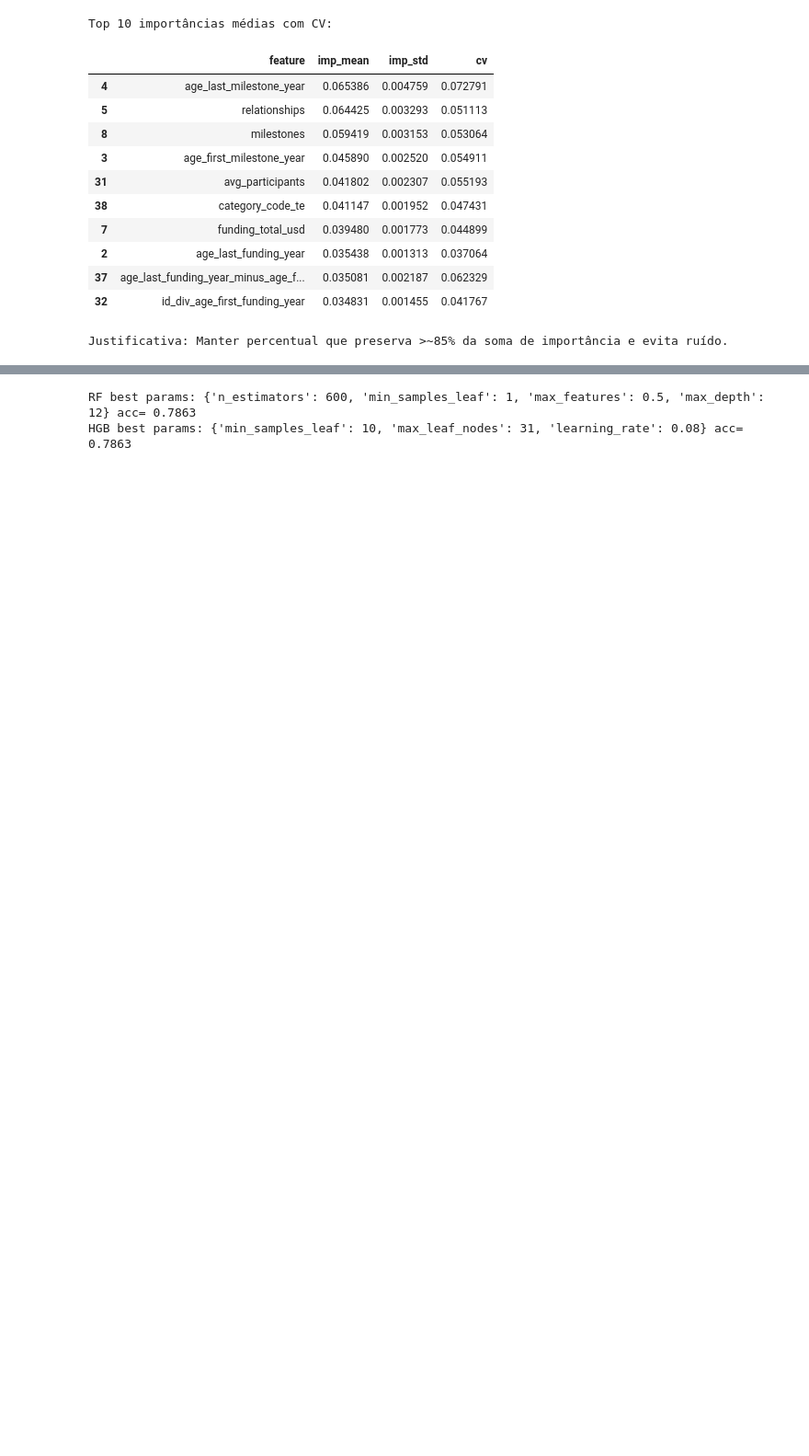
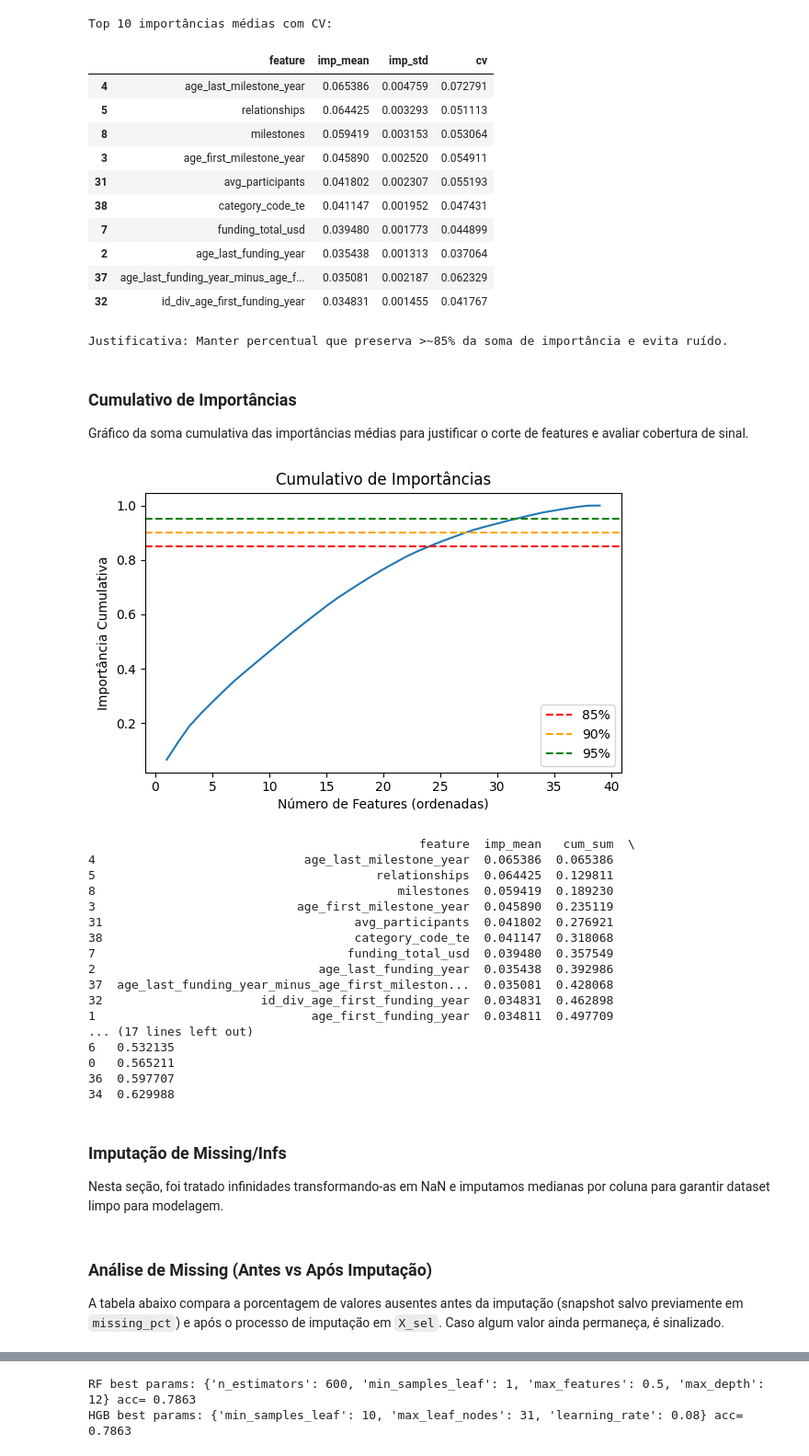
Before and after one commit to nicriedla/campeonato-inteli-modulo3-2025, a Jupyter notebook: modelo-final.ipynb, the cells around one changed output, grey strips where cells are left out. Shown at 92% size. Drawn from its saved outputs; the diff is of its cells as text; code cells hidden in the pictures; blank space fills up the shorter version.

```diff
--- a/modelo-final.ipynb
+++ b/modelo-final.ipynb
@@ -375,6 +573,53 @@ Top 10 importâncias médias com CV:
 | 37 | age_last_funding_year_minus_age_f... | 0.035081 | 0.002187 | 0.062329 |
 | 32 | id_div_age_first_funding_year | 0.034831 | 0.001455 | 0.041767 |
 Justificativa: Manter percentual que preserva >~85% da soma de importância e evita ruído.
+# %% [markdown]
+### Cumulativo de Importâncias
+Gráfico da soma cumulativa das importâncias médias para justificar o corte de features e avaliar cobertura de sinal.
+# %%
+# Plot do cumulativo de importâncias
+import matplotlib.pyplot as plt
+import pandas as pd
+
+if 'imp_df' in globals() and not imp_df.empty:
+    temp = imp_df[['feature','imp_mean']].copy()
+    temp['cum_sum'] = temp['imp_mean'].cumsum()
+    total = temp['imp_mean'].sum()
+    temp['cum_pct'] = temp['cum_sum']/total
+    plt.figure(figsize=(6,4))
+    plt.plot(range(1, len(temp)+1), temp['cum_pct'])
+    plt.axhline(0.85, color='red', linestyle='--', label='85%')
+    plt.axhline(0.90, color='orange', linestyle='--', label='90%')
+    plt.axhline(0.95, color='green', linestyle='--', label='95%')
+    plt.xlabel('Número de Features (ordenadas)')
+    plt.ylabel('Importância Cumulativa')
+    plt.title('Cumulativo de Importâncias')
+    plt.legend(); plt.tight_layout(); plt.show()
+    print(temp.head(15))
+else:
+    print('imp_df não disponível para cálculo do cumulativo.')
+# %% [output]
+[figure, added]
+                                              feature  imp_mean   cum_sum  \
+4                             age_last_milestone_year  0.065386  0.065386
+5                                       relationships  0.064425  0.129811
+8                                          milestones  0.059419  0.189230
+3                            age_first_milestone_year  0.045890  0.235119
+31                                   avg_participants  0.041802  0.276921
+38                                   category_code_te  0.041147  0.318068
+7                                   funding_total_usd  0.039480  0.357549
+2                               age_last_funding_year  0.035438  0.392986
+37  age_last_funding_year_minus_age_first_mileston...  0.035081  0.428068
+32                      id_div_age_first_funding_year  0.034831  0.462898
+1                              age_first_funding_year  0.034811  0.497709
+... (17 lines left out)
+6   0.532135
+0   0.565211
+36  0.597707
+34  0.629988
+# %% [markdown]
+### Imputação de Missing/Infs
+Nesta seção, foi tratado infinidades transformando-as em NaN e imputamos medianas por coluna para garantir dataset limpo para modelagem.
 # %%
 # 6. Imputação de NaNs e Infs
 X_sel.replace([np.inf,-np.inf], np.nan, inplace=True)
@@ -384,3 +629,7 @@ for c in X_sel.columns:
         X_sel[c].fillna(X_sel[c].median(), inplace=True)
     if X_test_sel[c].isna().any():
         X_test_sel[c].fillna(X_sel[c].median(), inplace=True)
+# %% [markdown]
+### Análise de Missing (Antes vs Após Imputação)
+A tabela abaixo compara a porcentagem de valores ausentes antes da imputação (snapshot salvo previamente em `missing_pct`) e após o processo de imputação em `X_sel`.
+Caso algum valor ainda permaneça, é sinalizado.
```
Also changed, not shown: parts of 47 cells of this notebook, 1 other file.
